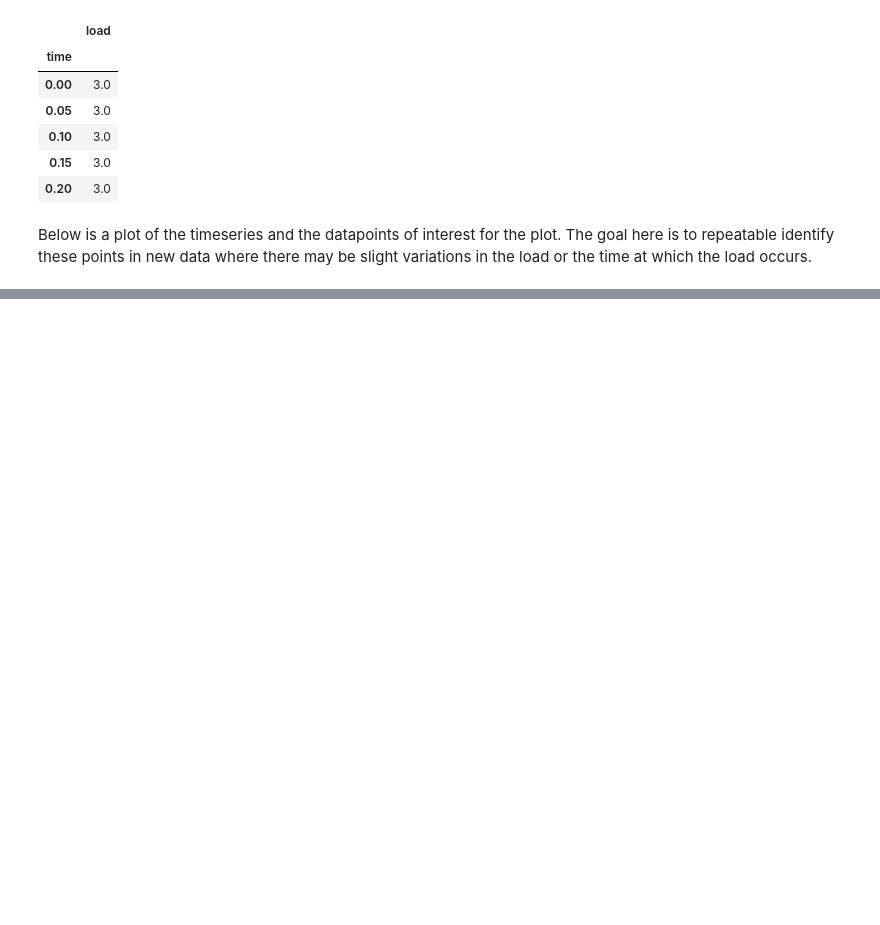
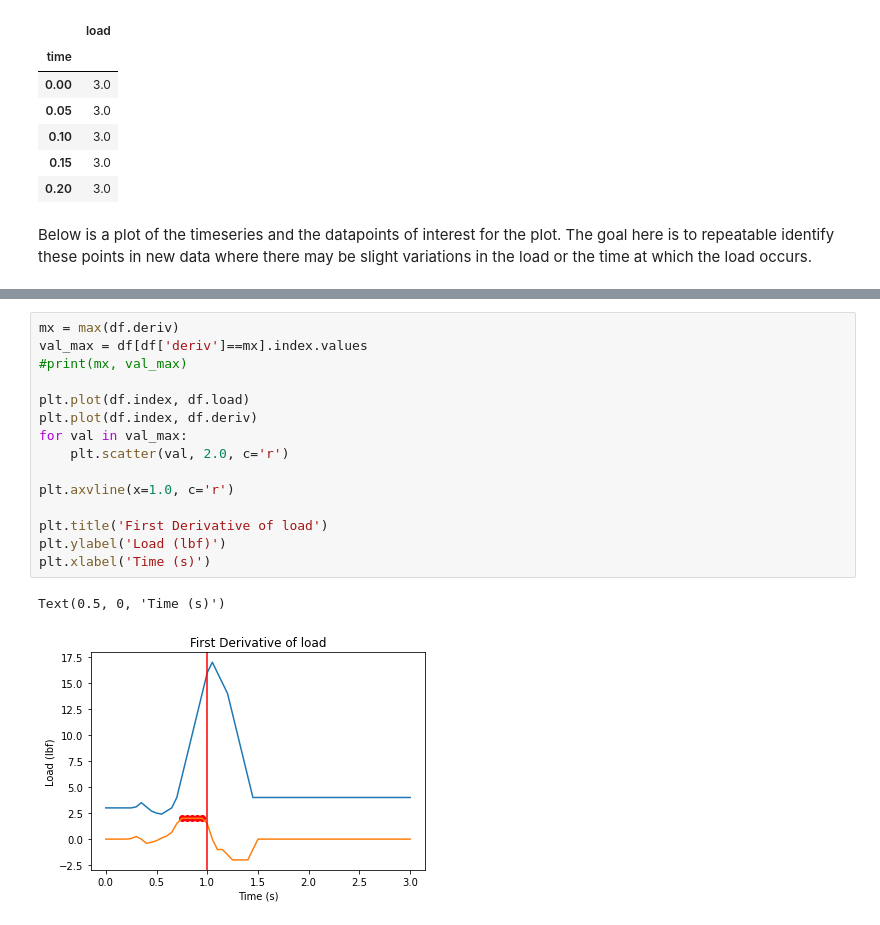
Before and after one commit to grykah/projects, a Jupyter notebook: TimeSeriesPointExtraction/TimeSeriesPointExtraction.ipynb, the cells around one changed output, grey strips where cells are left out. Saved outputs shown, nothing was run; the diff lists cells and outputs as text; blank space fills up the shorter version.

```diff
--- a/TimeSeriesPointExtraction/TimeSeriesPointExtraction.ipynb
+++ b/TimeSeriesPointExtraction/TimeSeriesPointExtraction.ipynb
@@ -41,0 +69,18 @@ Text(0, 0.5, 'Load (lbf)')
+# %%
+mx = max(df.deriv)
+val_max = df[df['deriv']==mx].index.values
+#print(mx, val_max)
+
+plt.plot(df.index, df.load)
+plt.plot(df.index, df.deriv)
+for val in val_max:
+    plt.scatter(val, 2.0, c='r')
+
+plt.axvline(x=1.0, c='r')
+
+plt.title('First Derivative of load')
+plt.ylabel('Load (lbf)')
+plt.xlabel('Time (s)')
+# %% [output]
+Text(0.5, 0, 'Time (s)')
+[figure, added]
```
Also changed, not shown: parts of 17 cells of this notebook.
